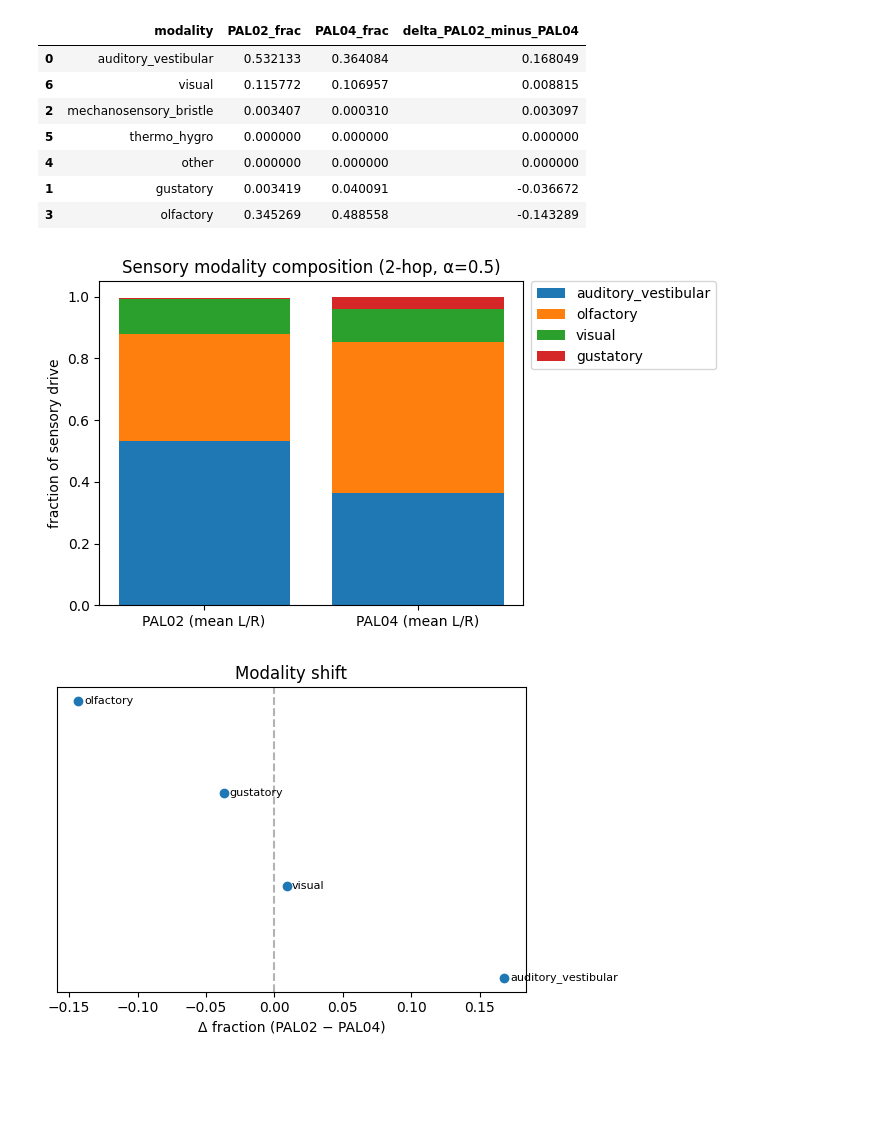
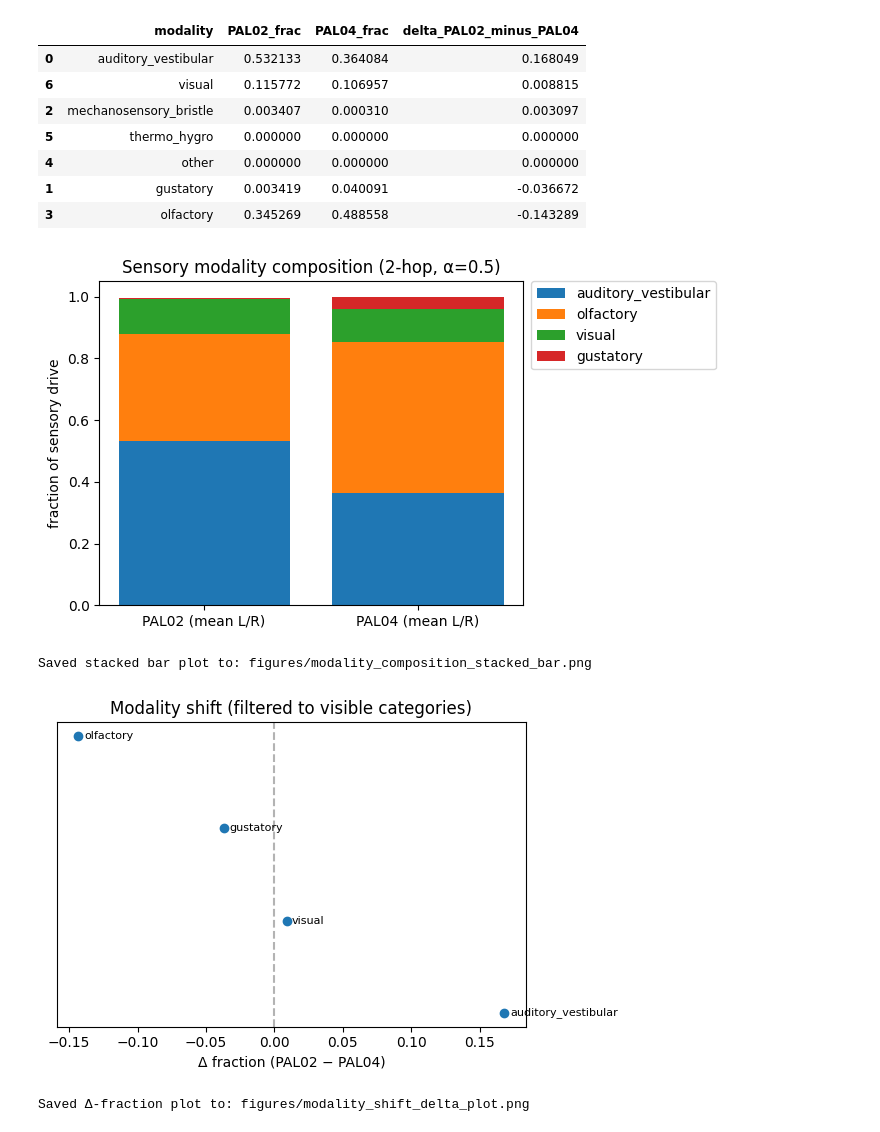
Before and after one commit to rcalfredson/flywire-connectomics, a Jupyter notebook: sensory_input_pal02_pal04.ipynb, the cells around one changed output. Drawn from its saved outputs; the diff is of its cells as text; code cells hidden in the pictures; blank space fills up the shorter version.

Commit message:
Update sensory input PAL comparison notebook to write plots to 'figures/'.

```diff
--- a/sensory_input_pal02_pal04.ipynb
+++ b/sensory_input_pal02_pal04.ipynb
@@ -235,12 +235,16 @@ comp
 | 1 | gustatory | 0.003419 | 0.040091 | -0.036672 |
 | 3 | olfactory | 0.345269 | 0.488558 | -0.143289 |
 # %%
+import os
 import matplotlib.pyplot as plt
 import numpy as np
 
+# Ensure the figures directory exists
+os.makedirs("figures", exist_ok=True)
+
 order = comp.sort_values("PAL02_frac", ascending=False)["modality"].tolist()
 
-def stacked_bar(dfL, dfR, title, min_visible=0.005):
+def stacked_bar(dfL, dfR, title, min_visible=0.005, outfile="figures/modality_composition_stacked_bar.png"):
     labs = order
     L = [dfL.set_index("modality")["fraction"].get(m, 0) for m in labs]
     R = [dfR.set_index("modality")["fraction"].get(m, 0) for m in labs]
@@ -269,7 +273,10 @@ def stacked_bar(dfL, dfR, title, min_visible=0.005):
                   bbox_to_anchor=(1.02, 1), borderaxespad=0.)
 
     plt.tight_layout()
+    plt.savefig(outfile, dpi=300)
     plt.show()
+
+    print(f"Saved stacked bar plot to: {outfile}")
 
     # return list of modalities that are visible
     return visible_labels
@@ -281,32 +288,39 @@ pal04_mean = profiles["PAL04"].groupby(["label", "modality"], as_index=False)["f
 
 visible_modalities = stacked_bar(
     pal02_mean.groupby("modality", as_index=False)["fraction"].mean(),
     pal04_mean.groupby("modality", as_index=False)["fraction"].mean(),
     "Sensory modality composition (2-hop, α=0.5)"
 )
 
 # --- Volcano-ish Δ plot (restricted to visible modalities) ---
 visible_comp = comp[comp["modality"].isin(visible_modalities)].copy()
 visible_comp.sort_values("delta_PAL02_minus_PAL04", ascending=False, inplace=True)
 
 fig, ax = plt.subplots(figsize=(6, 4))
 ax.axvline(0, ls='--', c='0.7')
 yvals = np.arange(len(visible_comp))
 ax.scatter(visible_comp["delta_PAL02_minus_PAL04"], yvals)
 
 for i, r in enumerate(visible_comp.itertuples(index=False)):
     ax.annotate(r.modality,
                 (r.delta_PAL02_minus_PAL04, i),
                 xytext=(4, 0),
                 textcoords="offset points",
                 va="center",
                 fontsize=8)
 
 ax.set_xlabel("Δ fraction (PAL02 − PAL04)")
 ax.set_yticks([])
-ax.set_title("Modality shift")
+ax.set_title("Modality shift (filtered to visible categories)")
 plt.tight_layout()
+
+delta_outfile = "figures/modality_shift_delta_plot.png"
+plt.savefig(delta_outfile, dpi=300)
 plt.show()
+
+print(f"Saved Δ-fraction plot to: {delta_outfile}")
 # %% [output]
 [figure]
+Saved stacked bar plot to: figures/modality_composition_stacked_bar.png
-[figure, old version]
+[figure, new version]
+Saved Δ-fraction plot to: figures/modality_shift_delta_plot.png
```
